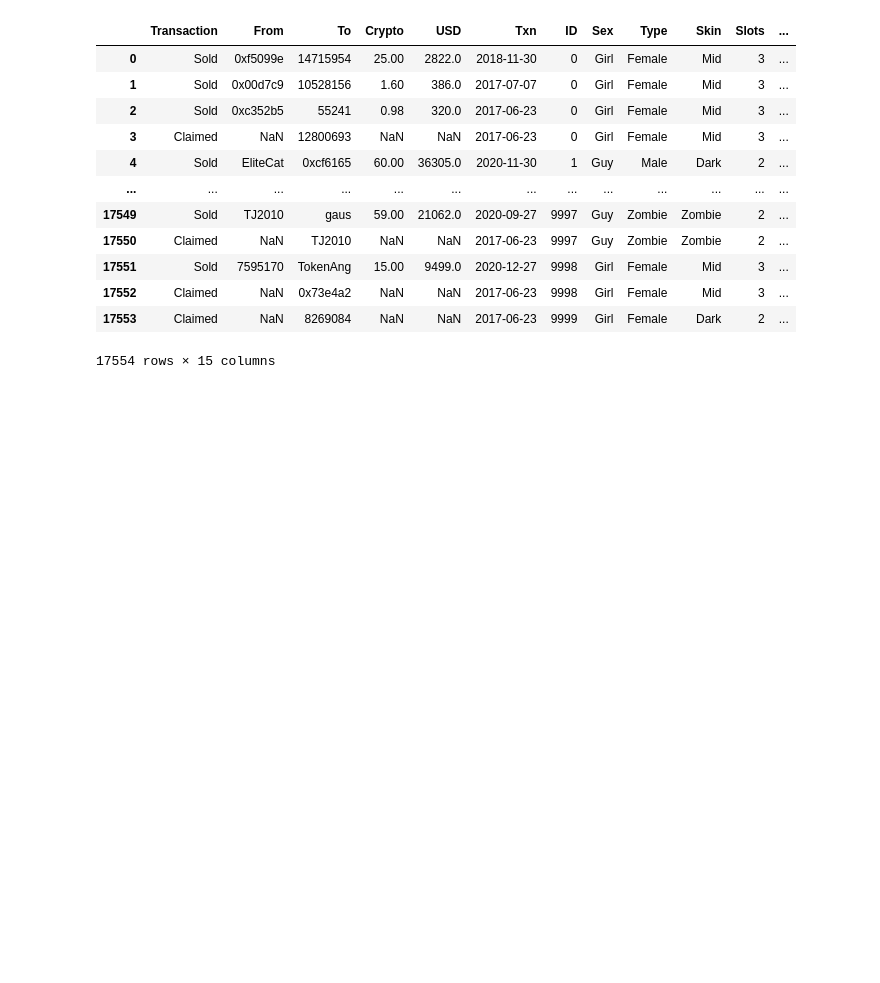
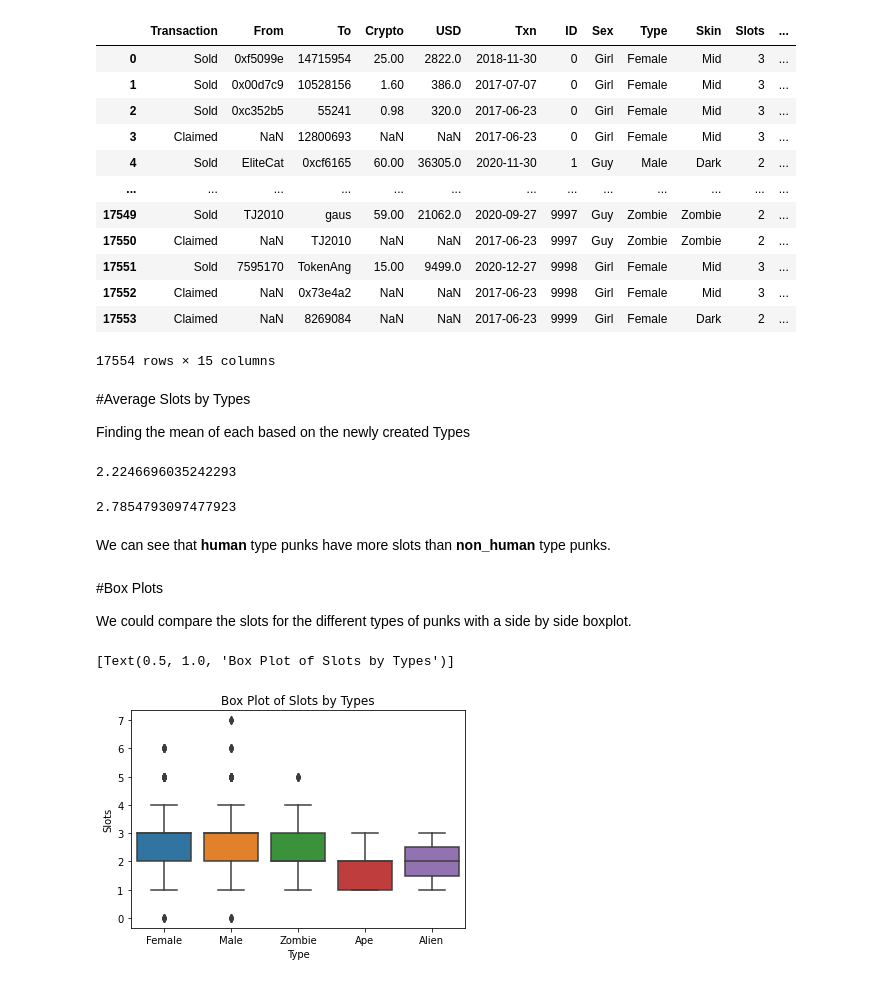
Before and after one commit to JSchoonmaker/blockchain_projects, a Jupyter notebook: Omni_1.ipynb, the cells around one changed output. Cells and saved outputs as stored; diff of their text form; code cells hidden in the pictures; blank space fills up the shorter version.

```diff
--- a/Omni_1.ipynb
+++ b/Omni_1.ipynb
@@ -216,3 +232,26 @@ df_punks
 | 17552 | Claimed | NaN | 0x73e4a2 | NaN | NaN | 2017-06-23 | 9998 | Girl | Female | Mid | 3 | ... |
 | 17553 | Claimed | NaN | 8269084 | NaN | NaN | 2017-06-23 | 9999 | Girl | Female | Dark | 2 | ... |
 17554 rows × 15 columns
+# %% [markdown]
+#Average Slots by Types
+
+Finding the mean of each based on the newly created Types
+# %%
+df_punks.loc[df_punks['Non_human'] == True, 'Slots'].mean()
+# %% [output]
+2.2246696035242293
+# %%
+df_punks.loc[df_punks['Human'] == True, 'Slots'].mean()
+# %% [output]
+2.7854793097477923
+# %% [markdown]
+We can see that **human** type punks have more slots than **non_human** type punks.
+# %% [markdown]
+#Box Plots
+
+We could compare the slots for the different types of punks with a side by side boxplot.
+# %%
+sns.boxplot(x=df_punks.Type, y=df_punks.Slots).set(title='Box Plot of Slots by Types')
+# %% [output]
+[Text(0.5, 1.0, 'Box Plot of Slots by Types')]
+[figure, added]
```
Also changed, not shown: parts of 25 cells of this notebook.
